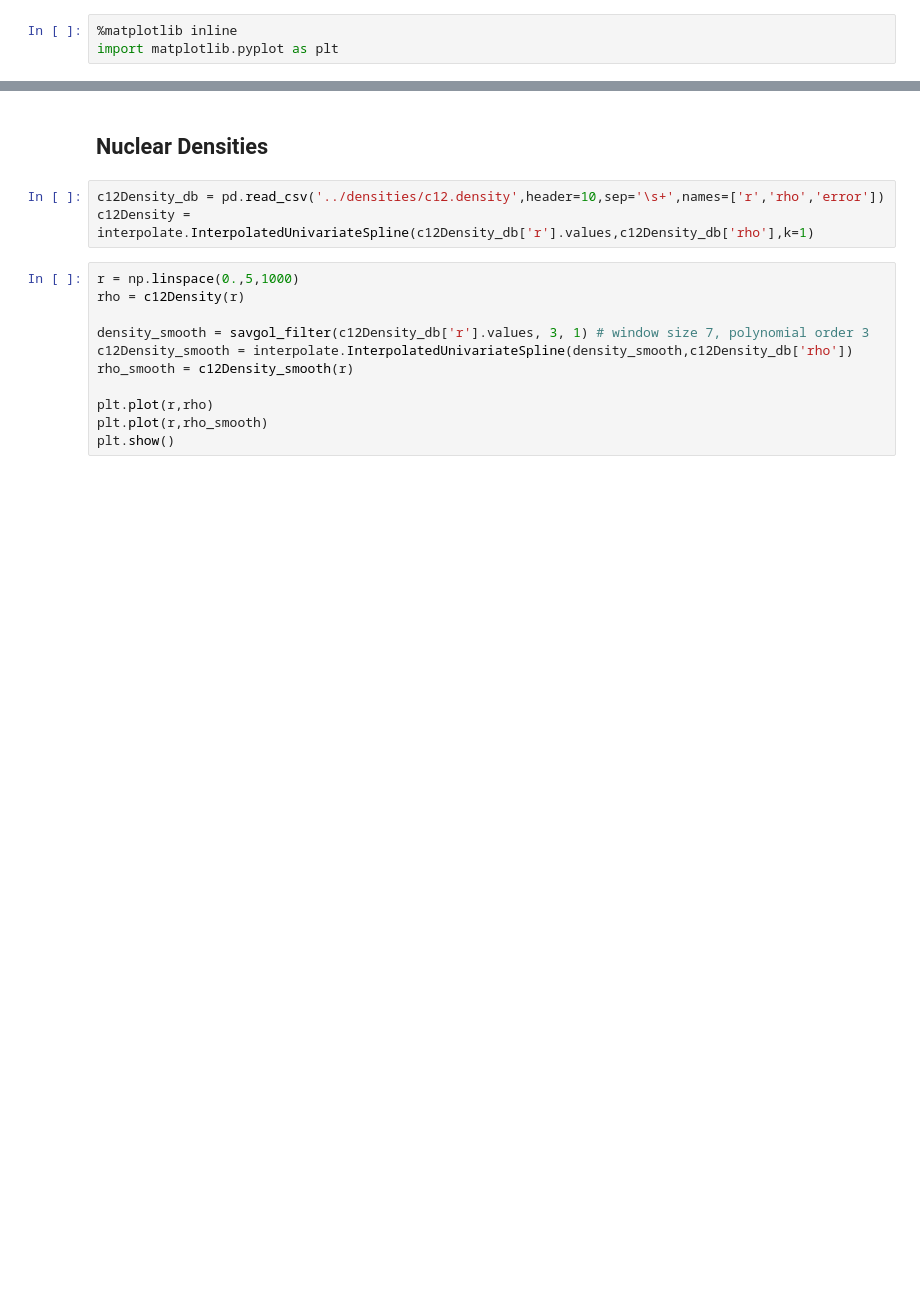
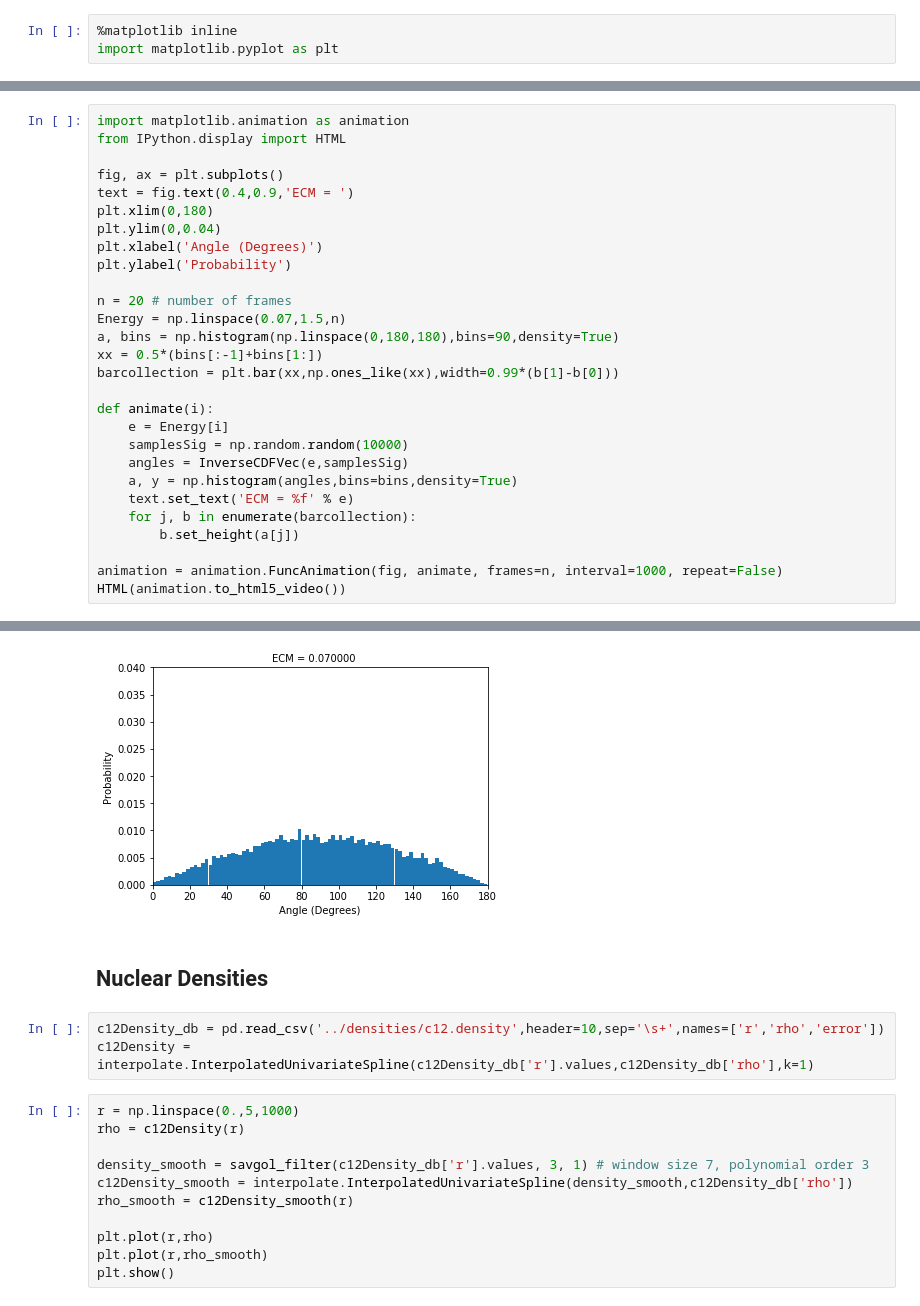
Before and after one commit to AchillesGen/Achilles, a Jupyter notebook: cascade/CascadeTesting.ipynb, the cells around one changed output, grey strips where cells are left out. Saved outputs shown, nothing was run; the diff lists cells and outputs as text; blank space fills up the shorter version.

```diff
--- a/cascade/CascadeTesting.ipynb
+++ b/cascade/CascadeTesting.ipynb
@@ -44,0 +84,29 @@ import matplotlib.pyplot as plt
+# %%
+import matplotlib.animation as animation
+from IPython.display import HTML
+
+fig, ax = plt.subplots()
+text = fig.text(0.4,0.9,'ECM = ')
+plt.xlim(0,180)
+plt.ylim(0,0.04)
+plt.xlabel('Angle (Degrees)')
+plt.ylabel('Probability')
+
+n = 20 # number of frames
+Energy = np.linspace(0.07,1.5,n)
+a, bins = np.histogram(np.linspace(0,180,180),bins=90,density=True)
+xx = 0.5*(bins[:-1]+bins[1:])
+barcollection = plt.bar(xx,np.ones_like(xx),width=0.99*(b[1]-b[0]))
+
+def animate(i):
+    e = Energy[i]
+    samplesSig = np.random.random(10000)
+    angles = InverseCDFVec(e,samplesSig)
+    a, y = np.histogram(angles,bins=bins,density=True)
+    text.set_text('ECM = %f' % e)
+    for j, b in enumerate(barcollection):
+        b.set_height(a[j])
+
+animation = animation.FuncAnimation(fig, animate, frames=n, interval=1000, repeat=False)
+HTML(animation.to_html5_video())
+# %% [output]
@@ -45,3 +114,4 @@ import matplotlib.pyplot as plt
+[figure, added]
 # %% [markdown]
 ## Nuclear Densities
 # %%
```
Also changed, not shown: parts of 15 cells of this notebook, 3 other files.
